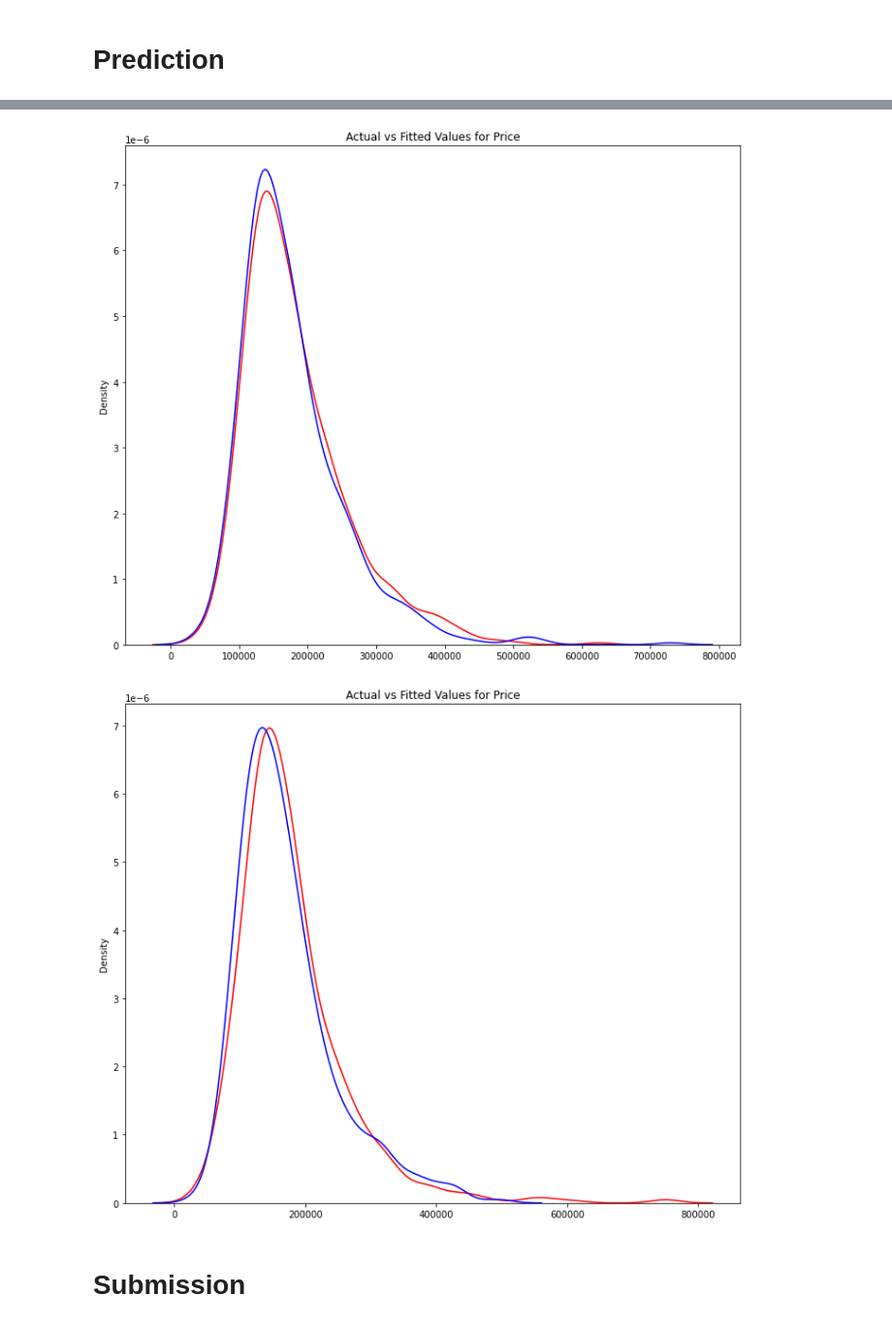
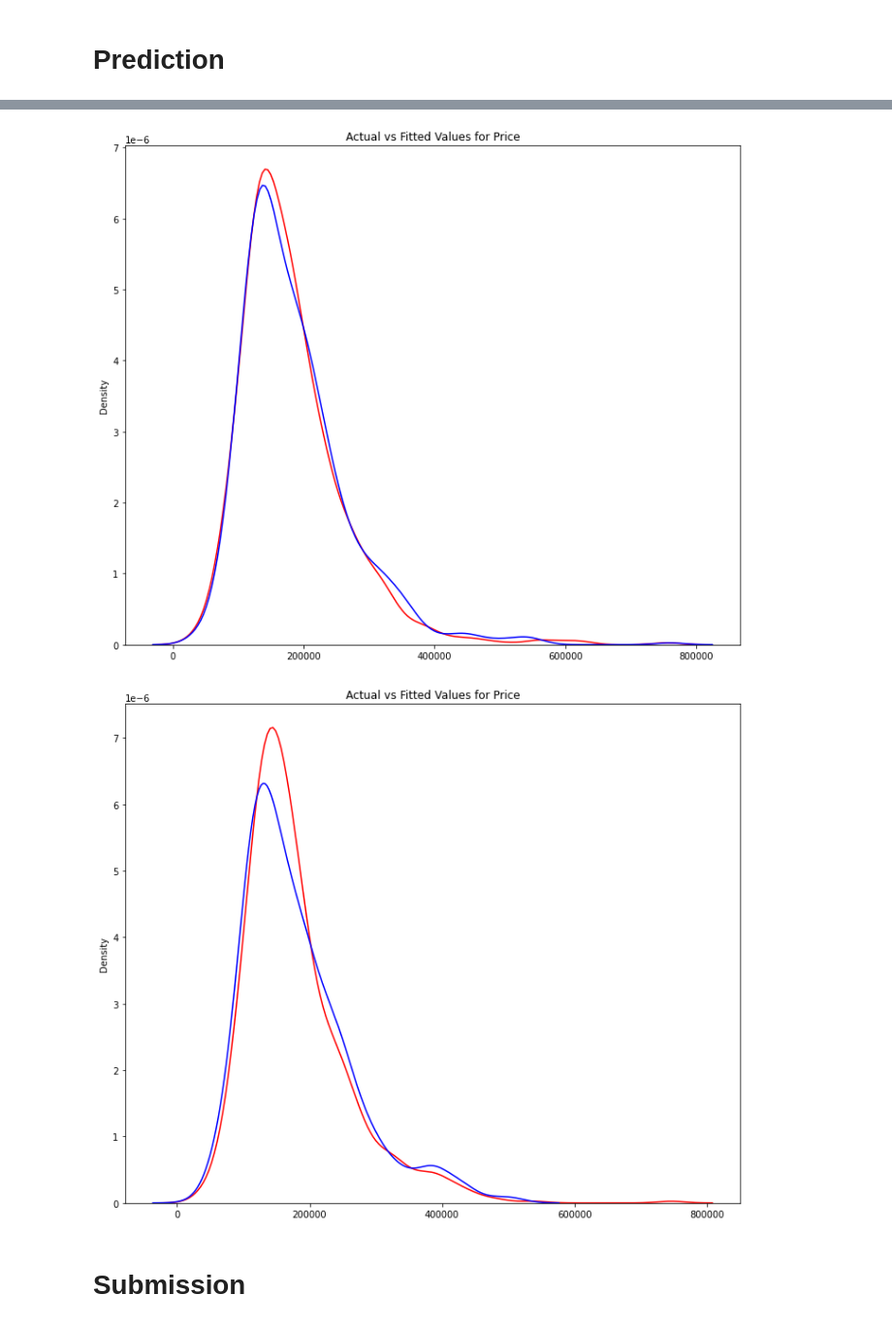
Before and after one commit to seregamazur/house_price_prediction, a Jupyter notebook: data/house_price_prediction.ipynb, the cells around one changed output, grey strips where cells are left out. Shown at 97% size. Cells and saved outputs as stored; diff of their text form; code cells hidden in the pictures.

```diff
--- a/data/house_price_prediction.ipynb
+++ b/data/house_price_prediction.ipynb
@@ -215,7 +215,7 @@ plt.show()
 plt.figure(figsize=(width, height))
 
 ax1 = sns.distplot(y_train, hist=False, color="r", label="Actual Value")
-sns.distplot(yhat_train, hist=False, color="b", label="Fitted Values" , ax=ax1)
+sns.distplot(predicted_train_data, hist=False, color="b", label="Fitted Values" , ax=ax1)
 
 plt.title('Actual vs Fitted Values for Price')
 
@@ -223,22 +223,22 @@ plt.title('Actual vs Fitted Values for Price')
 plt.show()
 plt.close()
 # %% [output]
-[figure, old version]
+[figure, new version]
 # %%
 # DISTRIBUTION PLOT Testing
 
 plt.figure(figsize=(width, height))
 
 ax2 = sns.distplot(y_test, hist=False, color="r", label="Actual Value")
-sns.distplot(yhat_test, hist=False, color="b", label="Fitted Values" , ax=ax2)
+sns.distplot(predicted_test_data, hist=False, color="b", label="Fitted Values" , ax=ax2)
 
 plt.title('Actual vs Fitted Values for Price')
 
 
 plt.show()
 plt.close()
 # %% [output]
-[figure, old version]
+[figure, new version]
 # %% [markdown]
 # Submission
 # %%
```
Also changed, not shown: parts of 6 cells of this notebook, 6 other files.
